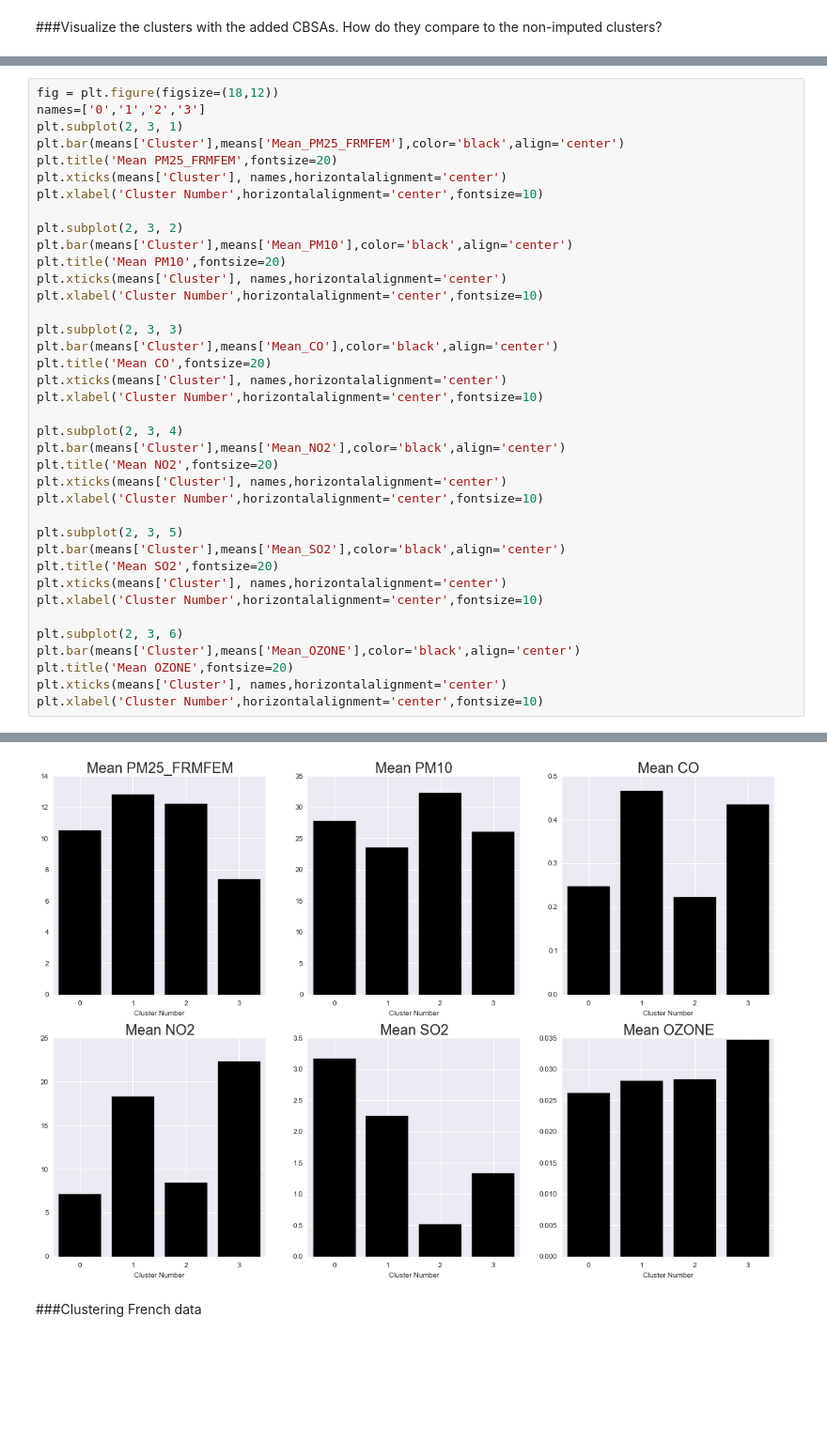
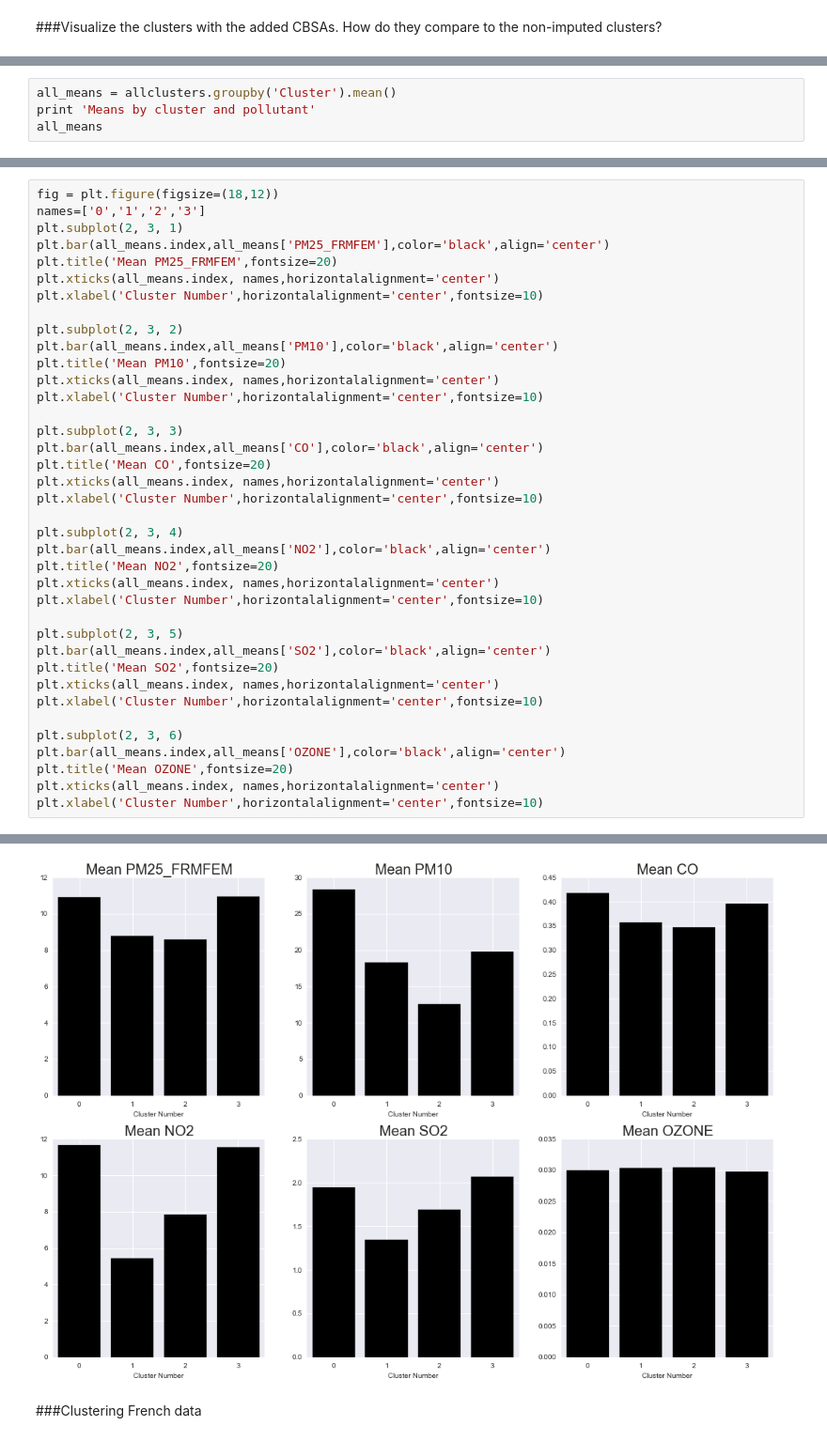
Before and after one commit to mchaffin17/AirPollutionFinalProject, a Jupyter notebook: UnsupervisedLearning_pt2.ipynb, the cells around one changed output, grey strips where cells are left out. Shown: that part at 94% size. Drawn from its saved outputs; the diff is of its cells as text; blank space fills up the shorter version.

Commit message:
French clusters

```diff
--- a/UnsupervisedLearning_pt2.ipynb
+++ b/UnsupervisedLearning_pt2.ipynb
@@ -179,0 +143,4 @@ print means
+# %%
+all_means = allclusters.groupby('Cluster').mean()
+print 'Means by cluster and pollutant'
+all_means
@@ -180,43 +155,43 @@ print means
 # %%
 fig = plt.figure(figsize=(18,12))
 names=['0','1','2','3']
 plt.subplot(2, 3, 1)
-plt.bar(means['Cluster'],means['Mean_PM25_FRMFEM'],color='black',align='center')
+plt.bar(all_means.index,all_means['PM25_FRMFEM'],color='black',align='center')
 plt.title('Mean PM25_FRMFEM',fontsize=20)
-plt.xticks(means['Cluster'], names,horizontalalignment='center')
+plt.xticks(all_means.index, names,horizontalalignment='center')
 plt.xlabel('Cluster Number',horizontalalignment='center',fontsize=10)
 
 plt.subplot(2, 3, 2)
-plt.bar(means['Cluster'],means['Mean_PM10'],color='black',align='center')
+plt.bar(all_means.index,all_means['PM10'],color='black',align='center')
 plt.title('Mean PM10',fontsize=20)
-plt.xticks(means['Cluster'], names,horizontalalignment='center')
+plt.xticks(all_means.index, names,horizontalalignment='center')
 plt.xlabel('Cluster Number',horizontalalignment='center',fontsize=10)
 
 plt.subplot(2, 3, 3)
-plt.bar(means['Cluster'],means['Mean_CO'],color='black',align='center')
+plt.bar(all_means.index,all_means['CO'],color='black',align='center')
 plt.title('Mean CO',fontsize=20)
-plt.xticks(means['Cluster'], names,horizontalalignment='center')
+plt.xticks(all_means.index, names,horizontalalignment='center')
 plt.xlabel('Cluster Number',horizontalalignment='center',fontsize=10)
 
 plt.subplot(2, 3, 4)
-plt.bar(means['Cluster'],means['Mean_NO2'],color='black',align='center')
+plt.bar(all_means.index,all_means['NO2'],color='black',align='center')
 plt.title('Mean NO2',fontsize=20)
-plt.xticks(means['Cluster'], names,horizontalalignment='center')
+plt.xticks(all_means.index, names,horizontalalignment='center')
 plt.xlabel('Cluster Number',horizontalalignment='center',fontsize=10)
 
 plt.subplot(2, 3, 5)
-plt.bar(means['Cluster'],means['Mean_SO2'],color='black',align='center')
+plt.bar(all_means.index,all_means['SO2'],color='black',align='center')
 plt.title('Mean SO2',fontsize=20)
-plt.xticks(means['Cluster'], names,horizontalalignment='center')
+plt.xticks(all_means.index, names,horizontalalignment='center')
 plt.xlabel('Cluster Number',horizontalalignment='center',fontsize=10)
 
 plt.subplot(2, 3, 6)
-plt.bar(means['Cluster'],means['Mean_OZONE'],color='black',align='center')
+plt.bar(all_means.index,all_means['OZONE'],color='black',align='center')
 plt.title('Mean OZONE',fontsize=20)
-plt.xticks(means['Cluster'], names,horizontalalignment='center')
+plt.xticks(all_means.index, names,horizontalalignment='center')
 plt.xlabel('Cluster Number',horizontalalignment='center',fontsize=10)
 # %% [output]
 <matplotlib.text.Text at 0x...>
-[figure, old version]
+[figure, new version]
 # %% [markdown]
 ###Clustering French data
```
Also changed, not shown: parts of 21 cells of this notebook.
